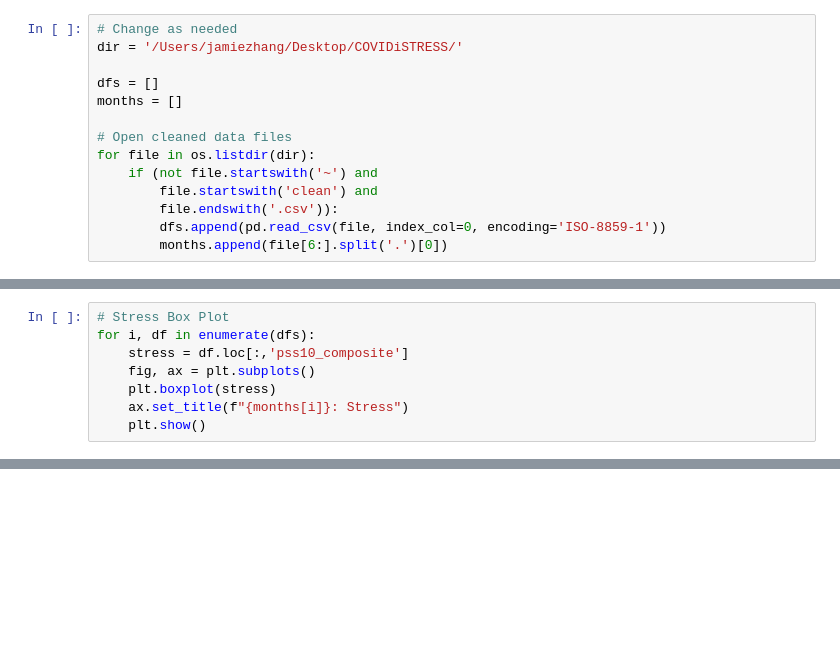
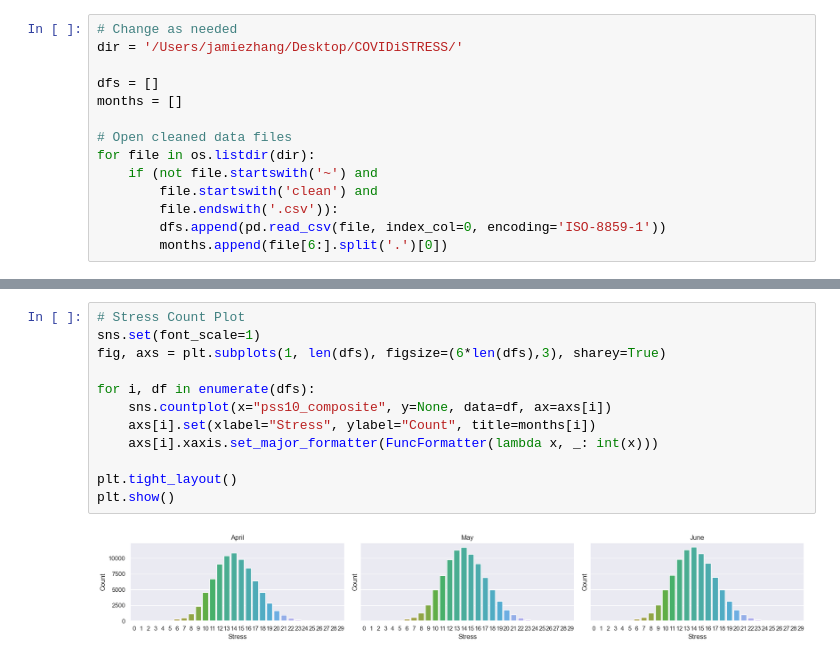
Before and after one commit to jz3037/covidistress-final-project, a Jupyter notebook: plots.ipynb, the cells around one changed output, grey strips where cells are left out. Saved outputs shown, nothing was run; the diff lists cells and outputs as text; blank space fills up the shorter version.

```diff
--- a/plots.ipynb
+++ b/plots.ipynb
@@ -75,8 +47,0 @@ for i, df in enumerate(dfs):
-# %%
-# Stress Box Plot
-for i, df in enumerate(dfs):
-    stress = df.loc[:,'pss10_composite']
-    fig, ax = plt.subplots()
-    plt.boxplot(stress)
-    ax.set_title(f"{months[i]}: Stress")
-    plt.show()
@@ -110,0 +84,14 @@ for i, df in enumerate(dfs):
+# %%
+# Stress Count Plot
+sns.set(font_scale=1)
+fig, axs = plt.subplots(1, len(dfs), figsize=(6*len(dfs),3), sharey=True)
+
+for i, df in enumerate(dfs):
+    sns.countplot(x="pss10_composite", y=None, data=df, ax=axs[i])
+    axs[i].set(xlabel="Stress", ylabel="Count", title=months[i])
+    axs[i].xaxis.set_major_formatter(FuncFormatter(lambda x, _: int(x)))
+
+plt.tight_layout()
+plt.show()
+# %% [output]
+[figure, added]
```
Also changed, not shown: parts of 13 cells of this notebook, 20 other files.
